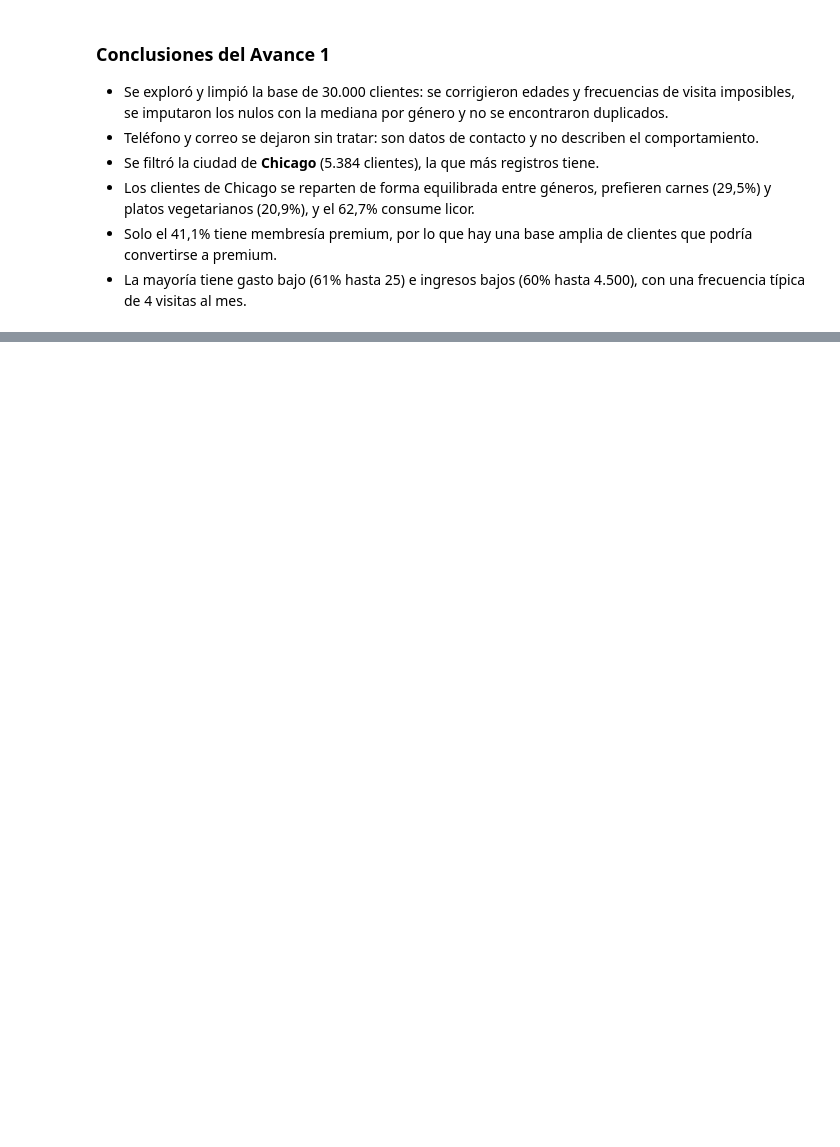
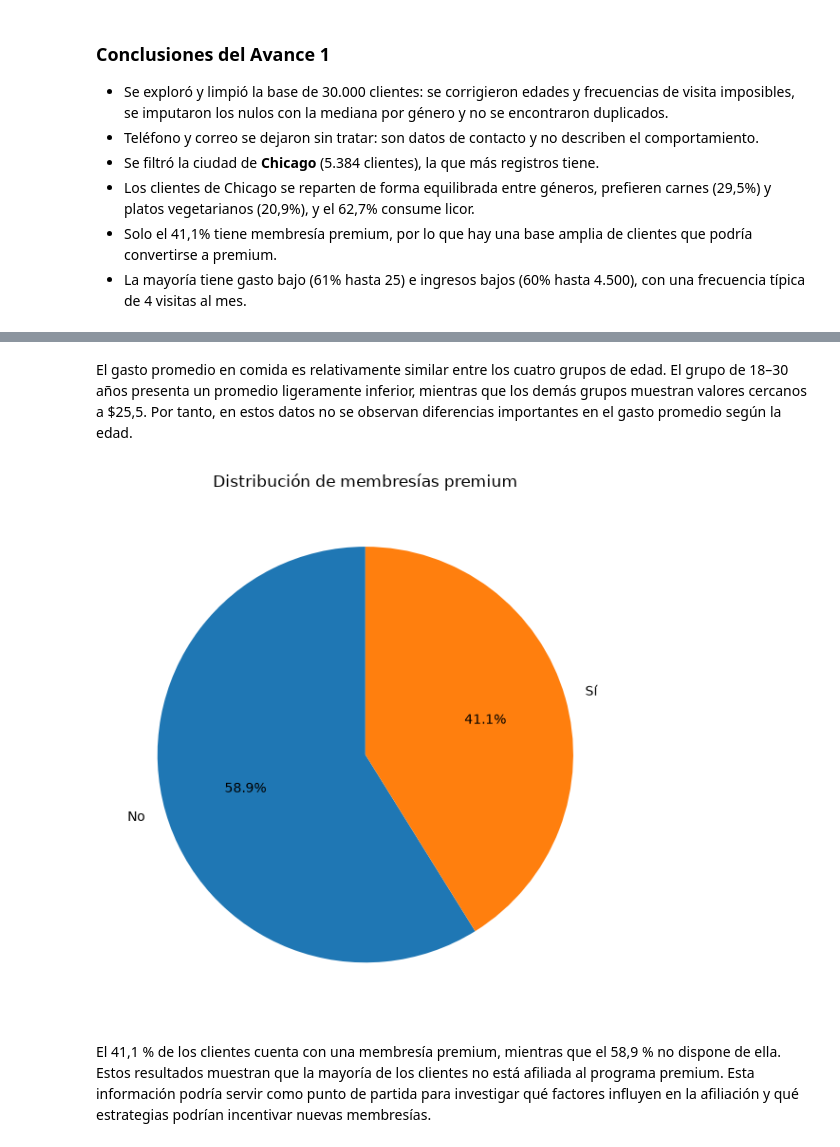
Before and after one commit to pachecobravo/ProyectoM1_Christian_Pacheco, a Jupyter notebook: Avances_Notebooks/Avance_1_EDA.ipynb, the cells around one changed output, grey strips where cells are left out. Saved outputs shown, nothing was run; the diff lists cells and outputs as text; code cells hidden in the pictures; blank space fills up the shorter version.

```diff
--- a/Avances_Notebooks/Avance_1_EDA.ipynb
+++ b/Avances_Notebooks/Avance_1_EDA.ipynb
@@ -625,0 +450,18 @@ df_chicago.head()
+# %% [markdown]
+El gasto promedio en comida es relativamente similar entre los cuatro grupos de edad. El grupo de 18–30 años presenta un promedio ligeramente inferior, mientras que los demás grupos muestran valores cercanos a $25,5. Por tanto, en estos datos no se observan diferencias importantes en el gasto promedio según la edad.
+# %%
+#3 ¿Qué proporción de clientes tiene membresía premium?
+#En este caso vamos a usar un gráfico circular para visualizar la proporción de clientes con membresía premium y sin ella.
+# Mostrar la proporción de clientes con y sin membresía premium
+membresia = df_chicago['membresia_premium'].value_counts()
+
+plt.figure(figsize=(6, 6))
+plt.pie(membresia, labels=membresia.index, autopct='%1.1f%%',
+        startangle=90)
+plt.title('Distribución de membresías premium')
+plt.tight_layout()
+plt.show()
+# %% [output]
+[figure, added]
+# %% [markdown]
+El 41,1 % de los clientes cuenta con una membresía premium, mientras que el 58,9 % no dispone de ella. Estos resultados muestran que la mayoría de los clientes no está afiliada al programa premium. Esta información podría servir como punto de partida para investigar qué factores influyen en la afiliación y qué estrategias podrían incentivar nuevas membresías.
```
Also changed, not shown: parts of 85 cells of this notebook, 2 other files.
